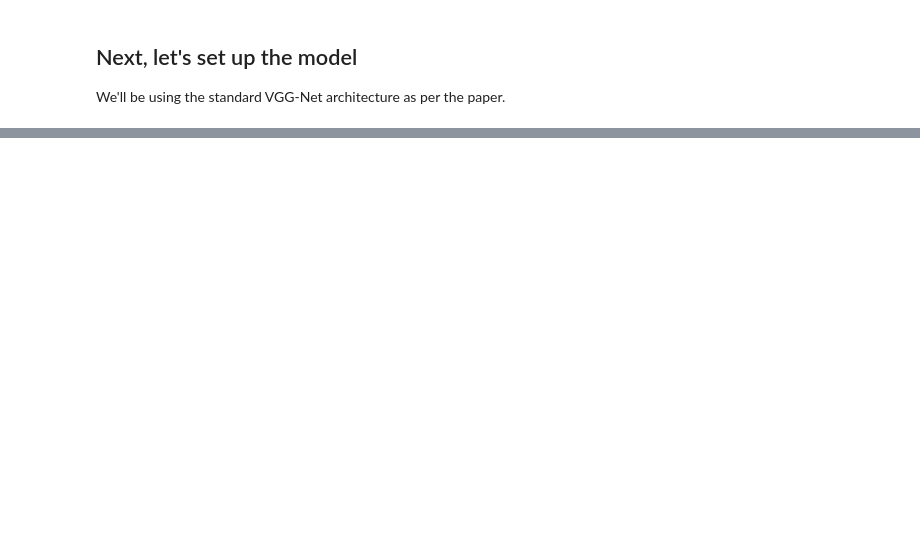
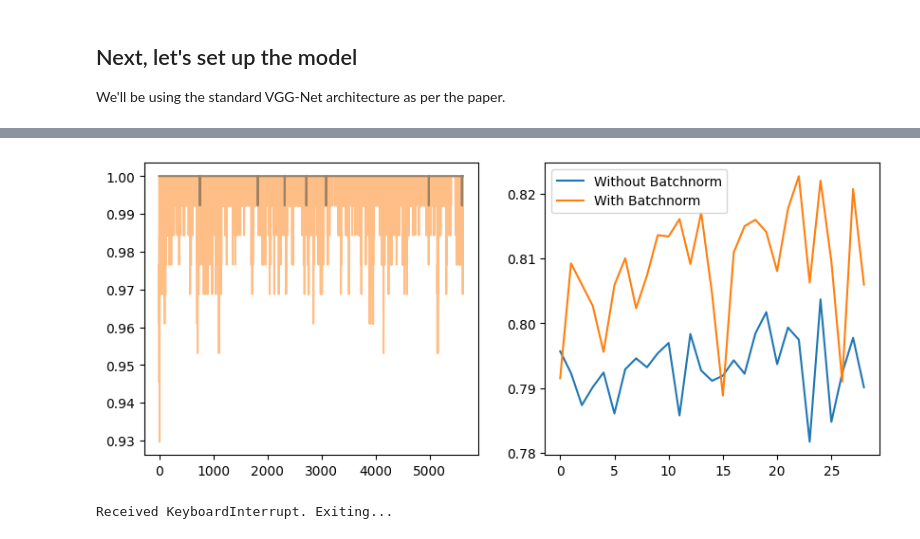
Before and after one commit to novastar53/novastar53.github.io, a Jupyter notebook: site/how-batchnorm-works-part-2.ipynb, the cells around one changed output, grey strips where cells are left out. Saved outputs shown, nothing was run; the diff lists cells and outputs as text; code cells hidden in the pictures; blank space fills up the shorter version.

```diff
--- a/site/how-batchnorm-works-part-2.ipynb
+++ b/site/how-batchnorm-works-part-2.ipynb
@@ -44,6 +44,6 @@ deepkit is already installed with the same version as the provided wheel. Use --
 # %%
 from deepkit import load_CIFAR10
-train_loader, test_loader = load_CIFAR10()
+train_loader, test_loader = load_CIFAR10(augment=False)
 # %% [markdown]
 ## Next, let's set up the model
 We'll be using the standard VGG-Net architecture as per the paper.
@@ -131,8 +135,11 @@ Initialized model with 9,750,922 parameters.
 # %%
 import optax
 
-baseline_optimizer = nnx.Optimizer(baseline, optax.sgd(learning_rate=0.01, momentum=0.9))
-candidate_optimizer = nnx.Optimizer(candidate, optax.sgd(learning_rate=0.01, momentum=0.9))
+lr = 0.01
+momentum = 0.9
+
+baseline_optimizer = nnx.Optimizer(baseline, optax.sgd(learning_rate=lr, momentum=momentum))
+candidate_optimizer = nnx.Optimizer(candidate, optax.sgd(learning_rate=lr, momentum=momentum))
 # %%
 from functools import partial
 
@@ -170,28 +181,53 @@ def test_accuracy(model: nnx.Module, testloader):
 # %%
-num_epochs = 10
+num_epochs = 39
 num_steps = num_epochs*len(train_loader)
 # %%
+from matplotlib import pyplot as plt
+from IPython.display import clear_output
+
+
+%matplotlib inline
 i = 0
 baseline.train()
 candidate.train()
-for epoch in range(num_epochs):
-    for batch, labels in train_loader:
+baseline_train_accs, candidate_train_accs = [], []
+baseline_test_accs, candidate_test_accs = [], []
+baseline_grad_norms, candidate_grad_norms = [], []
 
-        batch = jnp.array(batch)
-        labels = jnp.array(labels)
-        baseline.train()
-        candidate.train()
-        baseline_loss, _ = step_fn(baseline, baseline_optimizer, batch, labels)
-        candidate_loss, _ = step_fn(candidate, candidate_optimizer, batch, labels)
-        baseline.eval()
-        candidate.eval()
-        baseline_acc = accuracy(baseline, batch, labels)
-        candidate_acc = accuracy(candidate, batch, labels)
-        if i % 20 == 0:
-          print(f"iter: {i} | baseline loss: {baseline_loss:0.4f} | candidate loss: {candidate_loss:0.4f} | baseline train acc: {baseline_acc:0.2f} | candidate train acc: {candidate_acc:0.2f}")
-        if i % 200 == 0:
-          baseline_test_acc = test_accuracy(baseline, test_loader)
-          candidate_test_acc = test_accuracy(candidate, test_loader)
-          print(f"iter: {i} | baseline test acc: {baseline_test_acc: 0.2f} | candidate test acc: {candidate_test_acc: 0.2f}")
-        i += 1
+try:
+  for epoch in range(num_epochs):
+      for batch, labels in train_loader:
+          batch = jnp.array(batch)
+          labels = jnp.array(labels)
+          baseline.train()
+          candidate.train()
+          baseline_loss, baseline_grads = step_fn(baseline, baseline_optimizer, batch, labels)
+          candidate_loss, candidate_grads = step_fn(candidate, candidate_optimizer, batch, labels)
+          baseline.eval()
+          candidate.eval()
+          baseline_acc = accuracy(baseline, batch, labels)
+          candidate_acc = accuracy(candidate, batch, labels)
+          baseline_train_accs.append(baseline_acc)
+          candidate_train_accs.append(candidate_acc)
+          baseline_grad_norm = jnp
+          if i % 200 == 0:
+            baseline_test_acc = test_accuracy(baseline, test_loader)
+            candidate_test_acc = test_accuracy(candidate, test_loader)
+            baseline_test_accs.append(baseline_test_acc)
+            candidate_test_accs.append(candidate_test_acc)
+          if i % 20 == 0:
+            clear_output(wait=True)
+            print(f"iter: {i} | baseline loss: {baseline_loss:0.4f} | candidate loss: {candidate_loss:0.4f} | baseline train acc: {baseline_acc:0.2f} | candidate train acc: {candidate_acc:0.2f} | baseline test acc: {baseline_test_acc: 0.2f} | candidate test acc: {candidate_test_acc: 0.2f}")
+            fig, axes = plt.subplots(1, 2, figsize=(10, 4))
+            axes[0].plot(baseline_train_accs, alpha=0.9, label="Without BatchNorm")
+            axes[0].plot(candidate_train_accs, alpha=0.5, label="With BatchNorm")
+            axes[1].plot(baseline_test_accs, label="Without Batchnorm")
+            axes[1].plot(candidate_test_accs, label="With Batchnorm")
+            plt.legend()
+            plt.show()
+
+          #print(f"iter: {i} | baseline test acc: {baseline_test_acc: 0.2f} | candidate test acc: {candidate_test_acc: 0.2f}")
+          i += 1
+except KeyboardInterrupt:
+    print("Received KeyboardInterrupt. Exiting...")
 # %% [output]
@@ -214,0 +235,2 @@ iter: 3900 | baseline loss: 0.2908 | candidate loss: 0.2588 | baseline train acc
+[figure, added]
+Received KeyboardInterrupt. Exiting...
```
Also changed, not shown: parts of 6 cells of this notebook.
